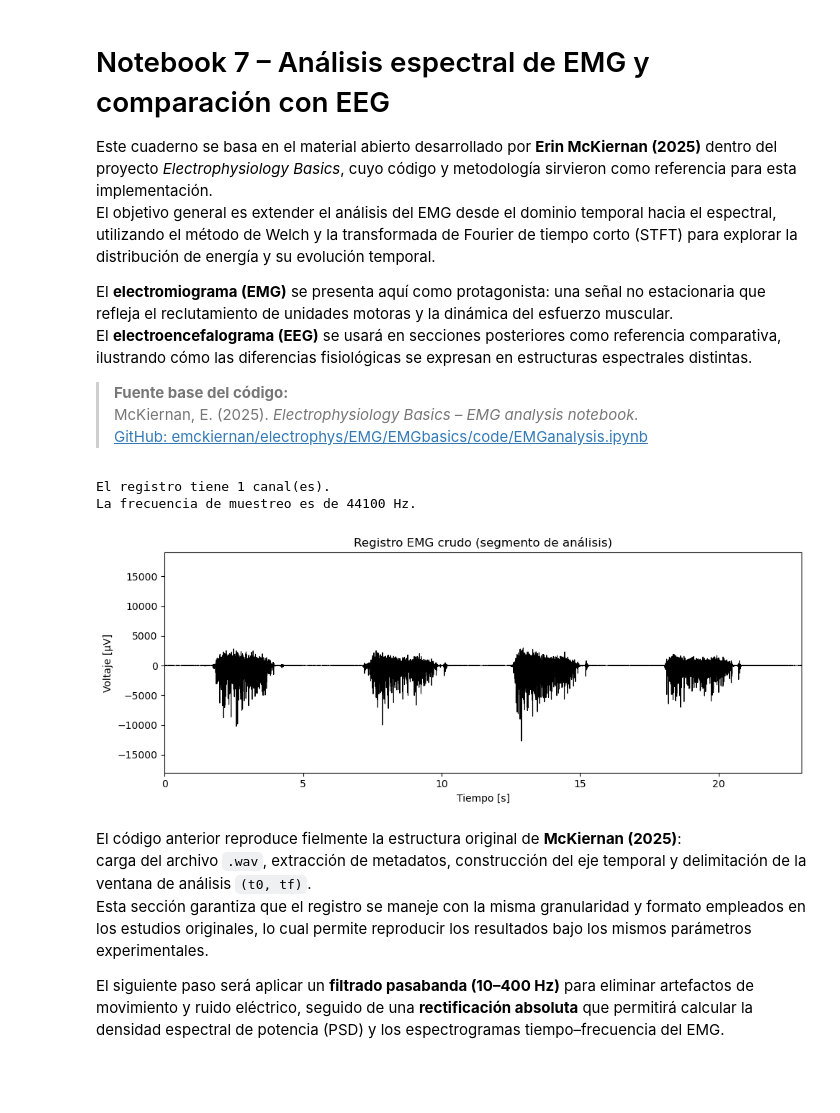
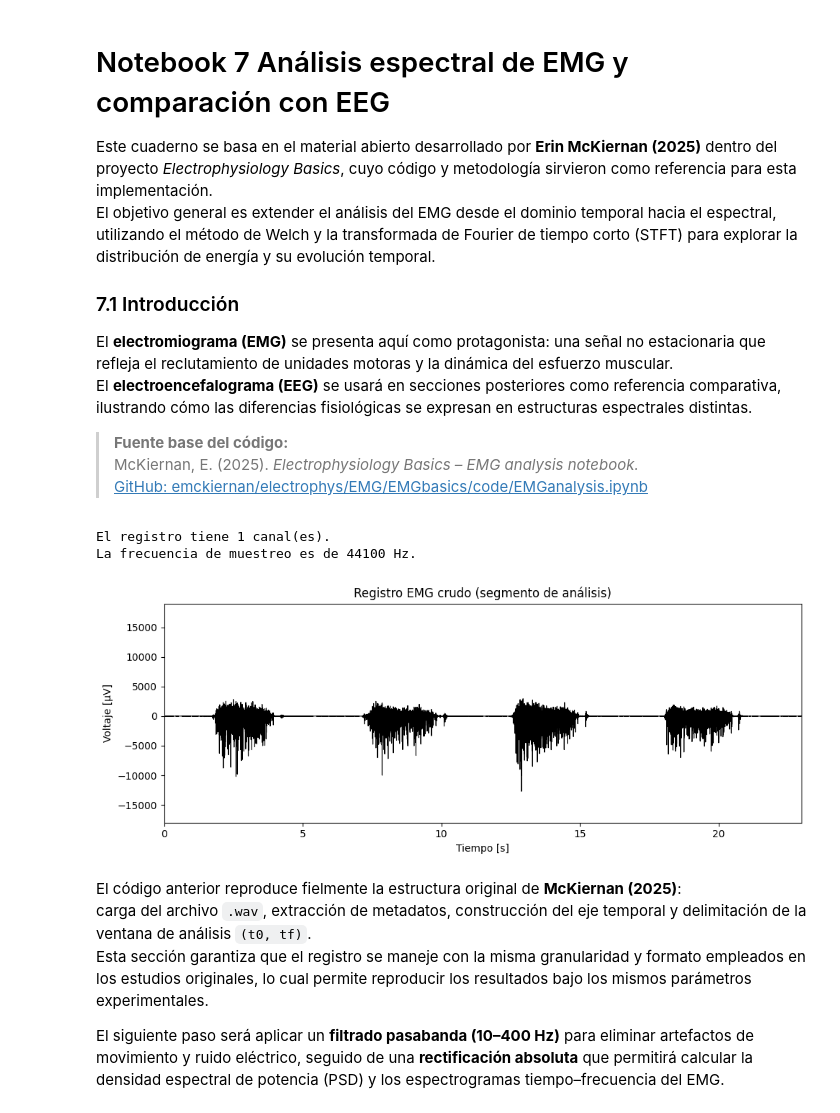
Before and after one commit to vpdiana/DianaTesis, a Jupyter notebook: Notebooks/N7.ipynb, the cells around one changed output. Cells and saved outputs as stored; diff of their text form; code cells hidden in the pictures; blank space fills up the shorter version.

Commit message:
Notebook 7 actualizado

```diff
--- a/Notebooks/N7.ipynb
+++ b/Notebooks/N7.ipynb
@@ -1,8 +1,10 @@
 # %% [markdown]
-# Notebook 7 – Análisis espectral de EMG y comparación con EEG
+# Notebook 7 Análisis espectral de EMG y comparación con EEG
 
 Este cuaderno se basa en el material abierto desarrollado por **Erin McKiernan (2025)** dentro del proyecto *Electrophysiology Basics*, cuyo código y metodología sirvieron como referencia para esta implementación.
 El objetivo general es extender el análisis del EMG desde el dominio temporal hacia el espectral, utilizando el método de Welch y la transformada de Fourier de tiempo corto (STFT) para explorar la distribución de energía y su evolución temporal.
+
+### 7.1 Introducción
 
 El **electromiograma (EMG)** se presenta aquí como protagonista: una señal no estacionaria que refleja el reclutamiento de unidades motoras y la dinámica del esfuerzo muscular.
 El **electroencefalograma (EEG)** se usará en secciones posteriores como referencia comparativa, ilustrando cómo las diferencias fisiológicas se expresan en estructuras espectrales distintas.
@@ -21,48 +23,48 @@ from scipy.signal import butter, filtfilt
 from scipy.fftpack import fft
 import wave, os
 
-# --- Cargar archivo EMG ---
-PATH_EMG = '/Users/dianavazquezperez/Documents/DianaTesis/Datos/EMG/S10_EMG_calf_intermittent.wav'
+# Cargar archivo EMG
+PATH_EMG = '/Users/vazquezperez/Documents/DianaTesis/Datos/EMG/S10_EMG_calf_intermittent.wav'
 record = wave.open(PATH_EMG, 'r')
 
-# --- Extraer metadatos ---
+#Extraer metadatos
 numChannels = record.getnchannels()
 N = record.getnframes()
 sampleRate = record.getframerate()
 dstr = record.readframes(N * numChannels)
 record.close()
 
-# --- Convertir a vector numpy ---
+#  Convertir a vector numpy
 waveData = np.frombuffer(dstr, np.int16)
 
-# --- Vector de tiempo ---
+# Vector de tiempo
 timeEMG = np.linspace(0, len(waveData) / sampleRate, num=len(waveData))
 
-# --- Calcular frecuencia de muestreo (verificación) ---
+#Calcular frecuencia de muestreo (verificación)
 freq = 1 / np.mean(np.diff(timeEMG))
 print(f"El registro tiene {numChannels} canal(es).")
 print(f"La frecuencia de muestreo es de {sampleRate} Hz.")
 
-# --- Definir ventana de análisis ---
+#Definir ventana de análisis
 t0 = 0   # tiempo inicial (s)
 tf = 23  # tiempo final (s)
 t_0 = int(t0 * sampleRate)
 t_f = int(tf * sampleRate)
 
-# --- Plot rápido de referencia (sin guardar figura) ---
+#Plot rápido de referencia (sin guardar figura)
 plt.figure(figsize=(10,4))
 plt.plot(timeEMG[t_0:t_f], waveData[t_0:t_f], color='black', lw=0.8)
 plt.xlim(t0, tf)
 plt.ylim(-18000, 19000)
 plt.title('Registro EMG crudo (segmento de análisis)')
 plt.xlabel('Tiempo [s]')
 plt.ylabel('Voltaje [μV]')
 plt.tight_layout()
 plt.show()
 # %% [output]
 El registro tiene 1 canal(es).
 La frecuencia de muestreo es de 44100 Hz.
-[figure, old version]
+[figure, new version]
 # %% [markdown]
 El código anterior reproduce fielmente la estructura original de **McKiernan (2025)**:
 carga del archivo `.wav`, extracción de metadatos, construcción del eje temporal y delimitación de la ventana de análisis `(t0, tf)`.
```
Also changed, not shown: parts of 12 cells of this notebook, 8 other files.
